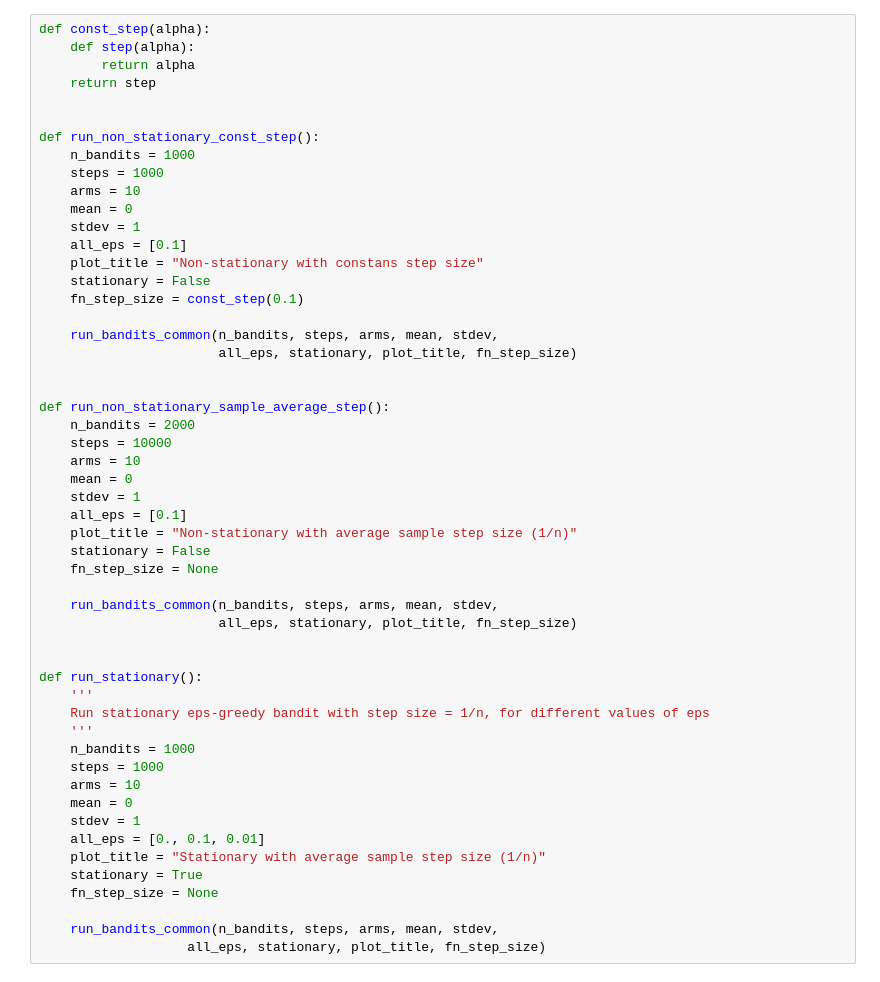
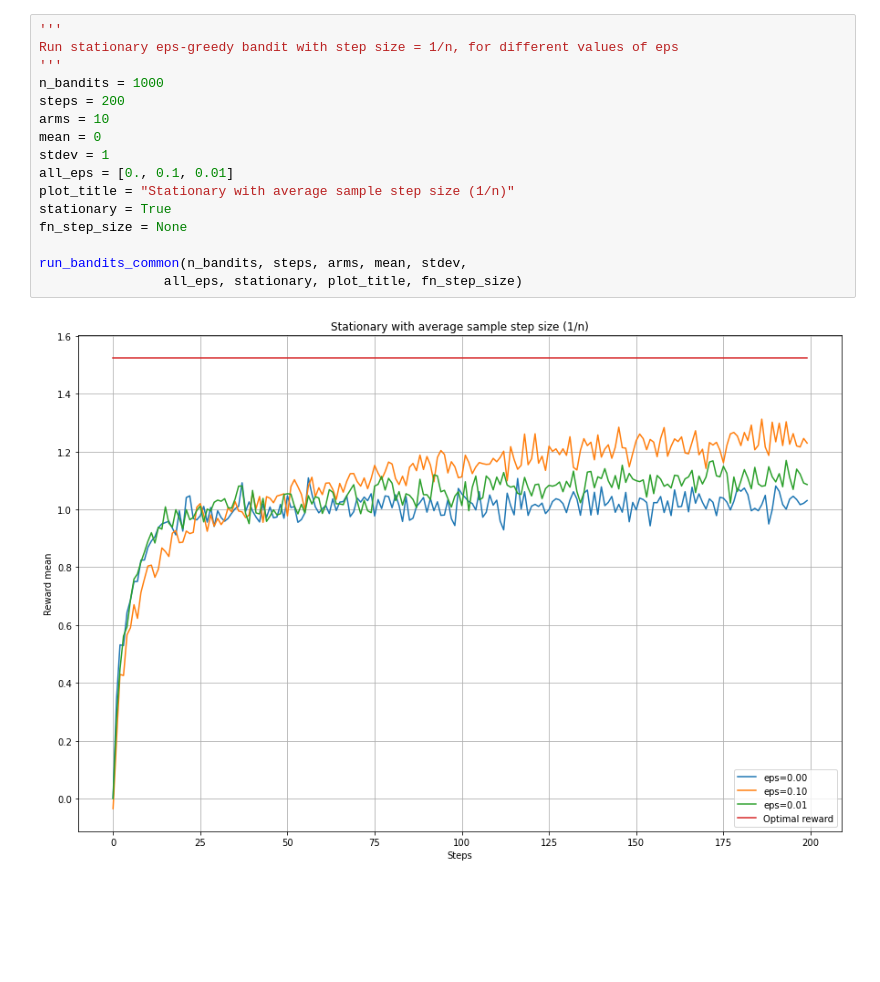
Before and after one commit to shamrous/RL, a Jupyter notebook: Bandit/Bandit.ipynb, the cells around one changed output. Saved outputs shown, nothing was run; the diff lists cells and outputs as text; blank space fills up the shorter version.

```diff
--- a/Bandit/Bandit.ipynb
+++ b/Bandit/Bandit.ipynb
@@ -55,53 +12,18 @@ def run_bandits_common(n_bandits: int, steps: int, arms: int, mean: float, stdev
 # %%
-def const_step(alpha):
-    def step(alpha):
-        return alpha
-    return step
+'''
+Run stationary eps-greedy bandit with step size = 1/n, for different values of eps
+'''
+n_bandits = 1000
+steps = 200
+arms = 10
+mean = 0
+stdev = 1
+all_eps = [0., 0.1, 0.01]
+plot_title = "Stationary with average sample step size (1/n)"
+stationary = True
+fn_step_size = None
 
-
-def run_non_stationary_const_step():
-    n_bandits = 1000
-    steps = 1000
-    arms = 10
-    mean = 0
-    stdev = 1
-    all_eps = [0.1]
-    plot_title = "Non-stationary with constans step size"
-    stationary = False
-    fn_step_size = const_step(0.1)
-
-    run_bandits_common(n_bandits, steps, arms, mean, stdev,
-                       all_eps, stationary, plot_title, fn_step_size)
-
-
-def run_non_stationary_sample_average_step():
-    n_bandits = 2000
-    steps = 10000
-    arms = 10
-    mean = 0
-    stdev = 1
-    all_eps = [0.1]
-    plot_title = "Non-stationary with average sample step size (1/n)"
-    stationary = False
-    fn_step_size = None
-
-    run_bandits_common(n_bandits, steps, arms, mean, stdev,
-                       all_eps, stationary, plot_title, fn_step_size)
-
-
-def run_stationary():
-    '''
-    Run stationary eps-greedy bandit with step size = 1/n, for different values of eps
-    '''
-    n_bandits = 1000
-    steps = 1000
-    arms = 10
-    mean = 0
-    stdev = 1
-    all_eps = [0., 0.1, 0.01]
-    plot_title = "Stationary with average sample step size (1/n)"
-    stationary = True
-    fn_step_size = None
-
-    run_bandits_common(n_bandits, steps, arms, mean, stdev,
-                   all_eps, stationary, plot_title, fn_step_size)
+run_bandits_common(n_bandits, steps, arms, mean, stdev,
+                all_eps, stationary, plot_title, fn_step_size)
+# %% [output]
+[figure, added]
```
Also changed, not shown: parts of 5 cells of this notebook, 2 other files.
